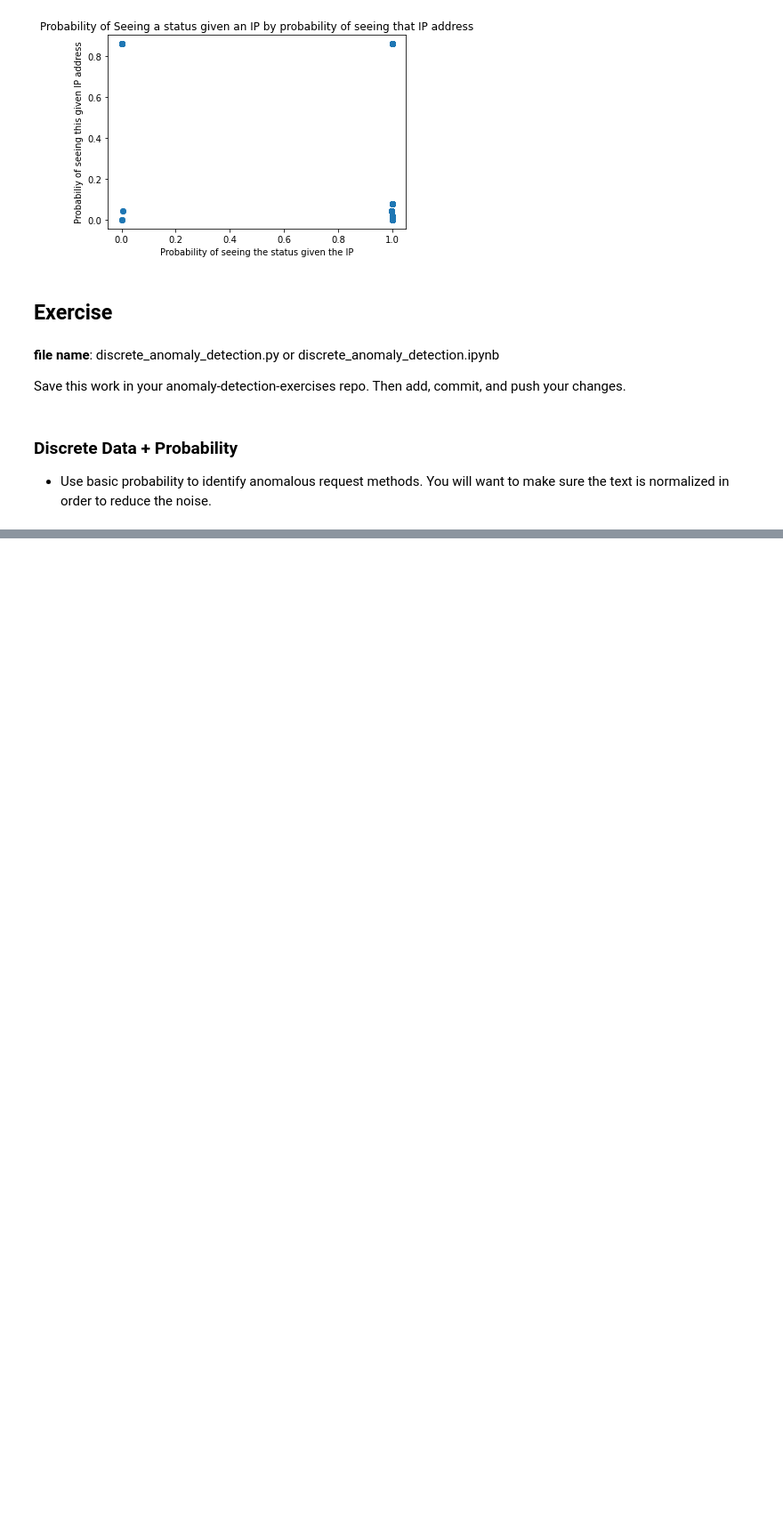
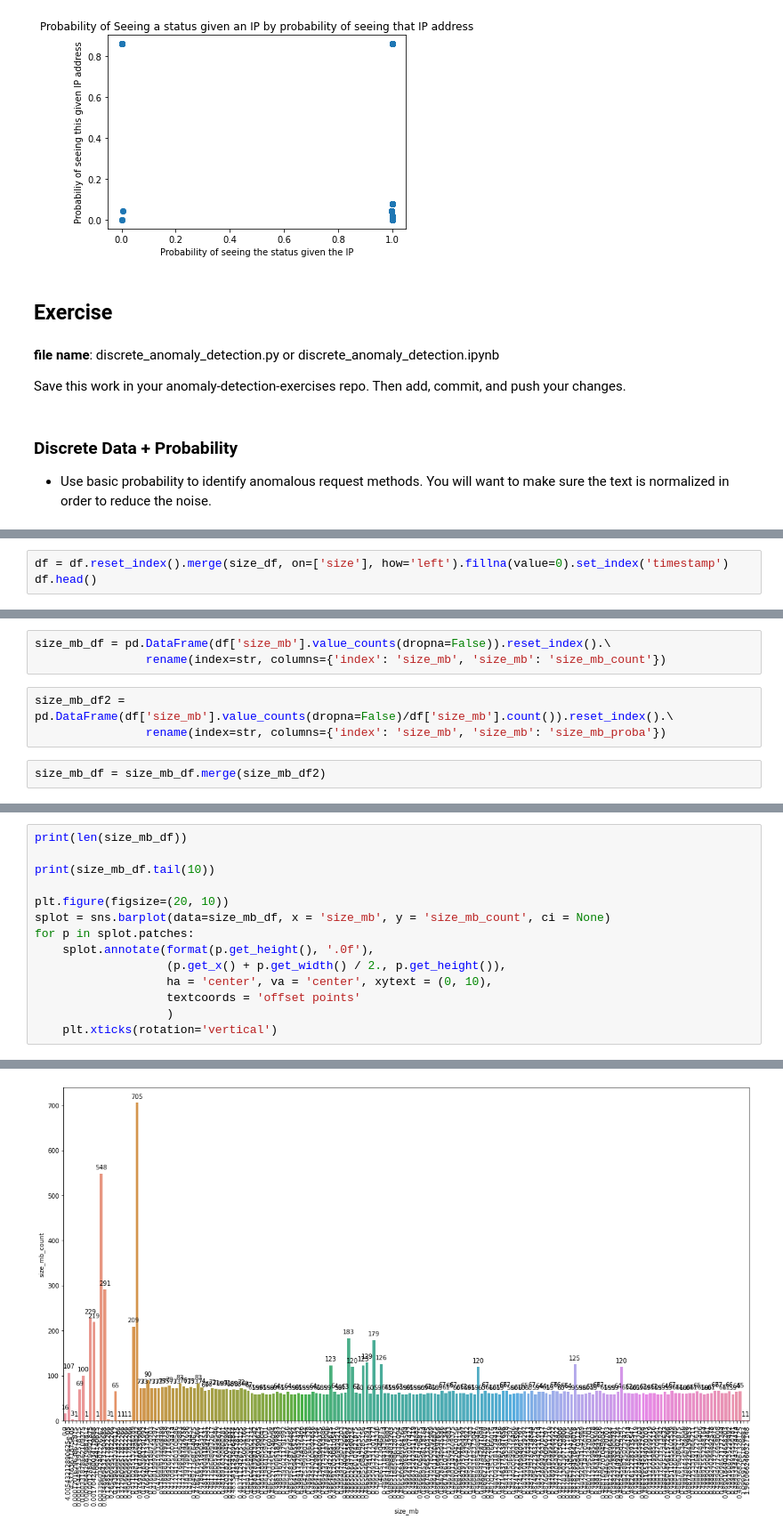
Before and after one commit to gilbert-noriega-ii/anomaly-detection-exercises, a Jupyter notebook: discrete_anomaly_detection.ipynb, the cells around one changed output, grey strips where cells are left out. Shown: that part at 89% size. Cells and saved outputs as stored; diff of their text form; blank space fills up the shorter version.

```diff
--- a/discrete_anomaly_detection.ipynb
+++ b/discrete_anomaly_detection.ipynb
@@ -381,0 +457,3 @@ Save this work in your anomaly-detection-exercises repo. Then add, commit, and p
+# %%
+df = df.reset_index().merge(size_df, on=['size'], how='left').fillna(value=0).set_index('timestamp')
+df.head()
@@ -381,0 +488,8 @@ Save this work in your anomaly-detection-exercises repo. Then add, commit, and p
+# %%
+size_mb_df = pd.DataFrame(df['size_mb'].value_counts(dropna=False)).reset_index().\
+                rename(index=str, columns={'index': 'size_mb', 'size_mb': 'size_mb_count'})
+# %%
+size_mb_df2 = pd.DataFrame(df['size_mb'].value_counts(dropna=False)/df['size_mb'].count()).reset_index().\
+                rename(index=str, columns={'index': 'size_mb', 'size_mb': 'size_mb_proba'})
+# %%
+size_mb_df = size_mb_df.merge(size_mb_df2)
@@ -381,0 +526,15 @@ Save this work in your anomaly-detection-exercises repo. Then add, commit, and p
+# %%
+print(len(size_mb_df))
+
+print(size_mb_df.tail(10))
+
+plt.figure(figsize=(20, 10))
+splot = sns.barplot(data=size_mb_df, x = 'size_mb', y = 'size_mb_count', ci = None)
+for p in splot.patches:
+    splot.annotate(format(p.get_height(), '.0f'),
+                   (p.get_x() + p.get_width() / 2., p.get_height()),
+                   ha = 'center', va = 'center', xytext = (0, 10),
+                   textcoords = 'offset points'
+                   )
+    plt.xticks(rotation='vertical')
+# %% [output]
@@ -381,0 +553 @@ Save this work in your anomaly-detection-exercises repo. Then add, commit, and p
+[figure, added]
```
Also changed, not shown: parts of 14 cells of this notebook.
